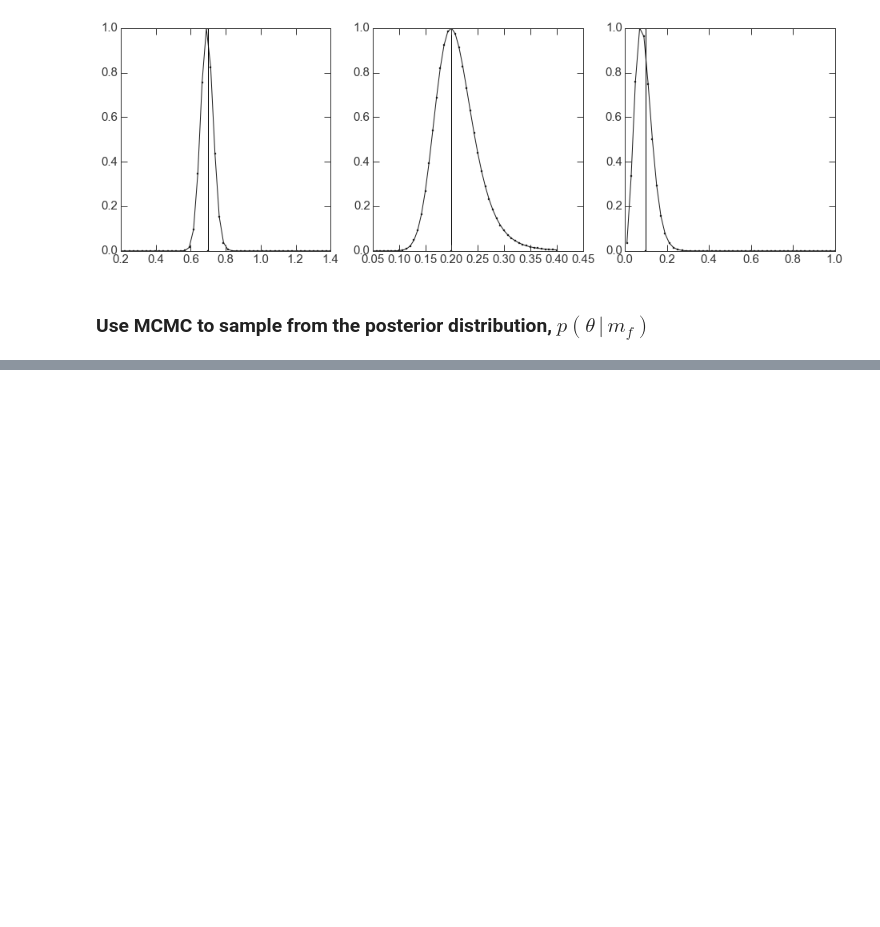
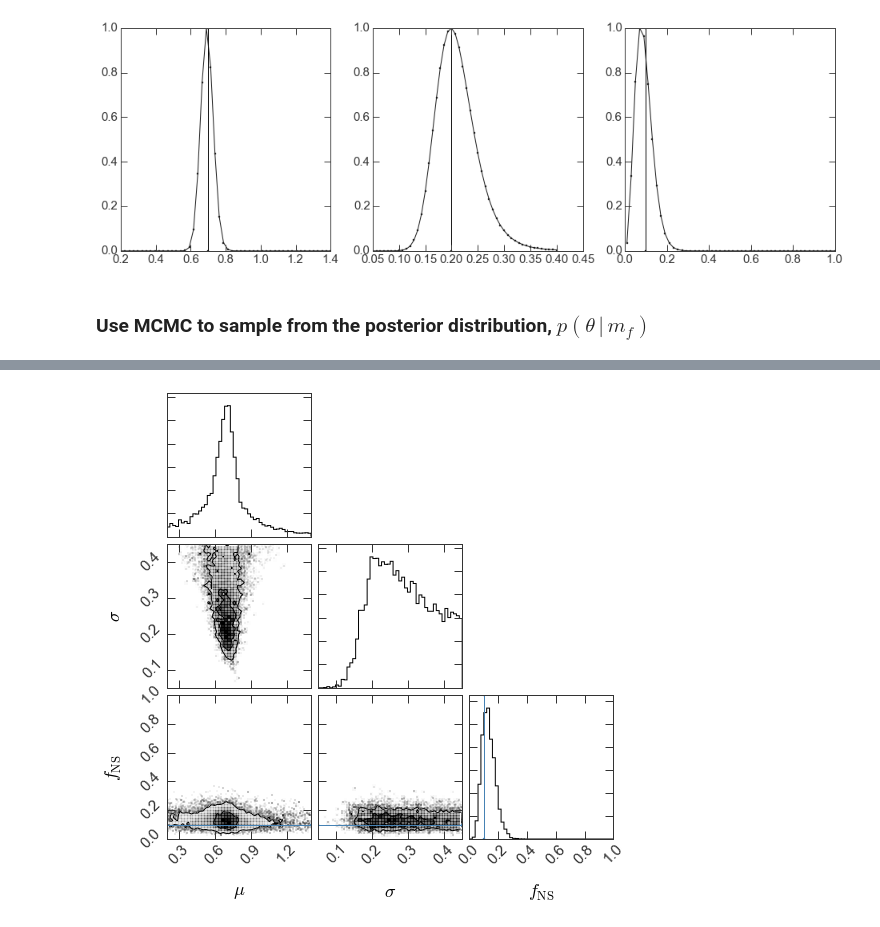
Before and after one commit to adrn/tilt-shift, a Jupyter notebook: notebooks/Paper figures.ipynb, the cells around one changed output, grey strips where cells are left out. Cells and saved outputs as stored; diff of their text form; code cells hidden in the pictures; blank space fills up the shorter version.

```diff
--- a/notebooks/Paper figures.ipynb
+++ b/notebooks/Paper figures.ipynb
@@ -332,0 +358,9 @@ m2_mins = np.array([root(rootfind, 5., args=(mmf,mm1)).x[0] for (mmf,mm1) in zip
+# %%
+sampler_U_NS = run_inference(test_data['U+NS'], norm_bounds=test_params['U+NS']['bounds'])
+# %%
+truths = [np.nan, np.nan, test_params['U+NS']['f_NS']]
+fig = triangle.corner(sampler_U_NS.flatchain, truths=truths,
+                      labels=[r"$\mu$", r"$\sigma$", r"$f_{\rm NS}$"],
+                      extents=[(0.2,1.4),(0.05,0.45), (0.,1.)])
+# %% [output]
+[figure, added]
```
Also changed, not shown: parts of 10 cells of this notebook.
